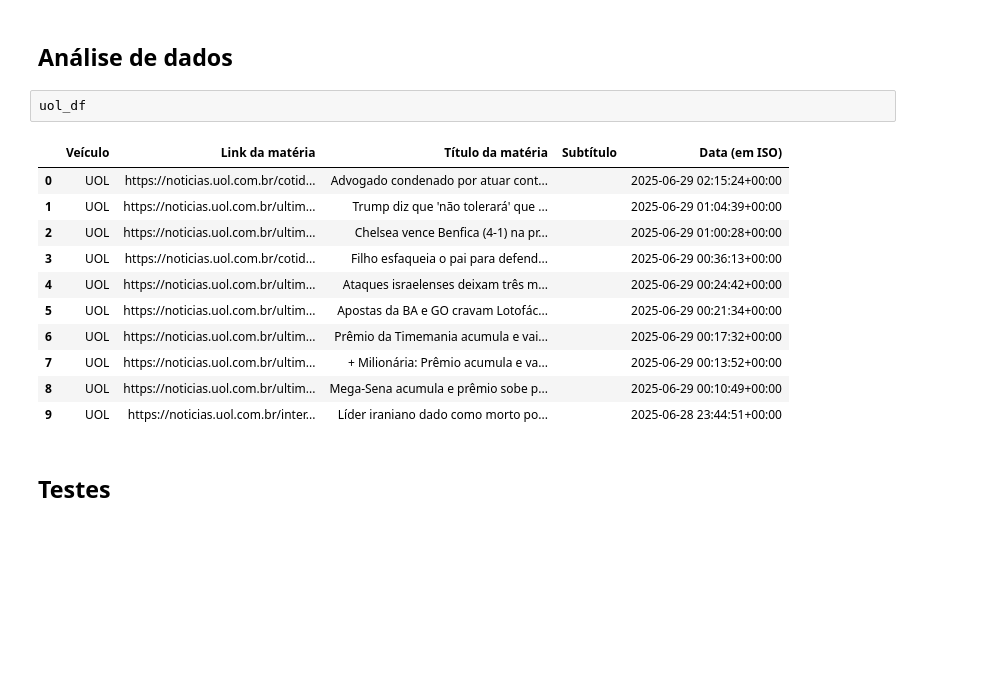
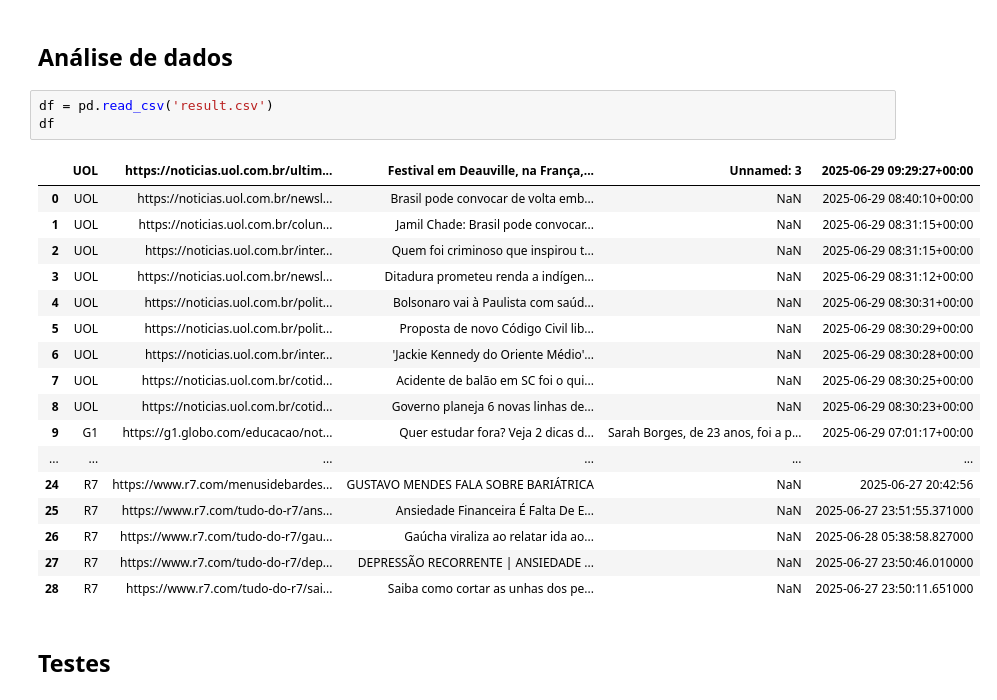
Before and after one commit to IlIIIIIIIIIlI/Projeto-Palver-Lucas-Rezende, a Jupyter notebook: Projeto Palver.ipynb, the cells around one changed output. Cells and saved outputs as stored; diff of their text form; blank space fills up the shorter version.

```diff
--- a/Projeto Palver.ipynb
+++ b/Projeto Palver.ipynb
@@ -549,19 +538,26 @@ Dados salvos com sucesso.
 # %% [markdown]
 ## Análise de dados
 # %%
-uol_df
+df = pd.read_csv('result.csv')
+df
 # %% [output]
-|  | Veículo | Link da matéria | Título da matéria | Subtítulo | Data (em ISO) |
-| 0 | UOL | https://noticias.uol.com.br/cotid... | Advogado condenado por atuar cont... |  | 2025-06-29 02:15:24+00:00 |
-| 1 | UOL | https://noticias.uol.com.br/ultim... | Trump diz que 'não tolerará' que ... |  | 2025-06-29 01:04:39+00:00 |
-| 2 | UOL | https://noticias.uol.com.br/ultim... | Chelsea vence Benfica (4-1) na pr... |  | 2025-06-29 01:00:28+00:00 |
-| 3 | UOL | https://noticias.uol.com.br/cotid... | Filho esfaqueia o pai para defend... |  | 2025-06-29 00:36:13+00:00 |
-| 4 | UOL | https://noticias.uol.com.br/ultim... | Ataques israelenses deixam três m... |  | 2025-06-29 00:24:42+00:00 |
-| 5 | UOL | https://noticias.uol.com.br/ultim... | Apostas da BA e GO cravam Lotofác... |  | 2025-06-29 00:21:34+00:00 |
-| 6 | UOL | https://noticias.uol.com.br/ultim... | Prêmio da Timemania acumula e vai... |  | 2025-06-29 00:17:32+00:00 |
-| 7 | UOL | https://noticias.uol.com.br/ultim... | + Milionária: Prêmio acumula e va... |  | 2025-06-29 00:13:52+00:00 |
-| 8 | UOL | https://noticias.uol.com.br/ultim... | Mega-Sena acumula e prêmio sobe p... |  | 2025-06-29 00:10:49+00:00 |
-| 9 | UOL | https://noticias.uol.com.br/inter... | Líder iraniano dado como morto po... |  | 2025-06-28 23:44:51+00:00 |
+|  | UOL | https://noticias.uol.com.br/ultim... | Festival em Deauville, na França,... | Unnamed: 3 | 2025-06-29 09:29:27+00:00 |
+| 0 | UOL | https://noticias.uol.com.br/newsl... | Brasil pode convocar de volta emb... | NaN | 2025-06-29 08:40:10+00:00 |
+| 1 | UOL | https://noticias.uol.com.br/colun... | Jamil Chade: Brasil pode convocar... | NaN | 2025-06-29 08:31:15+00:00 |
+| 2 | UOL | https://noticias.uol.com.br/inter... | Quem foi criminoso que inspirou t... | NaN | 2025-06-29 08:31:15+00:00 |
+| 3 | UOL | https://noticias.uol.com.br/newsl... | Ditadura prometeu renda a indígen... | NaN | 2025-06-29 08:31:12+00:00 |
+| 4 | UOL | https://noticias.uol.com.br/polit... | Bolsonaro vai à Paulista com saúd... | NaN | 2025-06-29 08:30:31+00:00 |
+| 5 | UOL | https://noticias.uol.com.br/polit... | Proposta de novo Código Civil lib... | NaN | 2025-06-29 08:30:29+00:00 |
+| 6 | UOL | https://noticias.uol.com.br/inter... | 'Jackie Kennedy do Oriente Médio'... | NaN | 2025-06-29 08:30:28+00:00 |
+| 7 | UOL | https://noticias.uol.com.br/cotid... | Acidente de balão em SC foi o qui... | NaN | 2025-06-29 08:30:25+00:00 |
+| 8 | UOL | https://noticias.uol.com.br/cotid... | Governo planeja 6 novas linhas de... | NaN | 2025-06-29 08:30:23+00:00 |
+| 9 | G1 | https://g1.globo.com/educacao/not... | Quer estudar fora? Veja 2 dicas d... | Sarah Borges, de 23 anos, foi a p... | 2025-06-29 07:01:17+00:00 |
+| ... | ... | ... | ... | ... | ... |
+| 24 | R7 | https://www.r7.com/menusidebardes... | GUSTAVO MENDES FALA SOBRE BARIÁTRICA | NaN | 2025-06-27 20:42:56 |
+| 25 | R7 | https://www.r7.com/tudo-do-r7/ans... | Ansiedade Financeira É Falta De E... | NaN | 2025-06-27 23:51:55.371000 |
+| 26 | R7 | https://www.r7.com/tudo-do-r7/gau... | Gaúcha viraliza ao relatar ida ao... | NaN | 2025-06-28 05:38:58.827000 |
+| 27 | R7 | https://www.r7.com/tudo-do-r7/dep... | DEPRESSÃO RECORRENTE | ANSIEDADE ... | NaN | 2025-06-27 23:50:46.010000 |
+| 28 | R7 | https://www.r7.com/tudo-do-r7/sai... | Saiba como cortar as unhas dos pe... | NaN | 2025-06-27 23:50:11.651000 |
 # %% [markdown]
 ## Testes
 # %%
```
Also changed, not shown: parts of 5 cells of this notebook, 2 other files.
